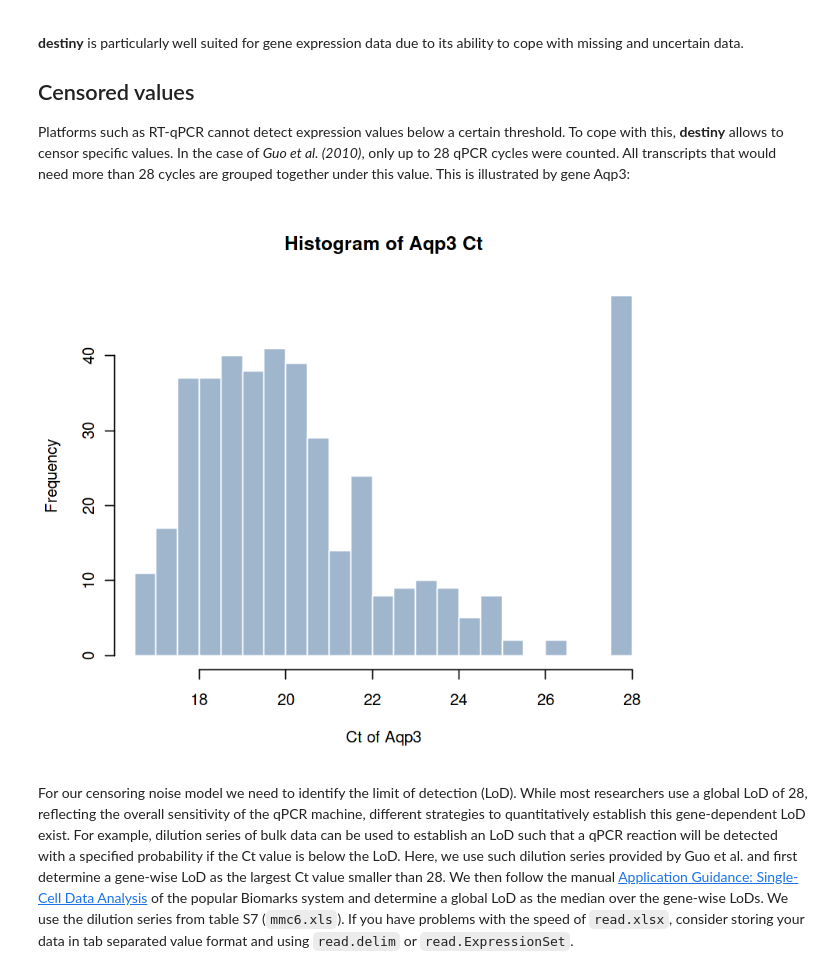
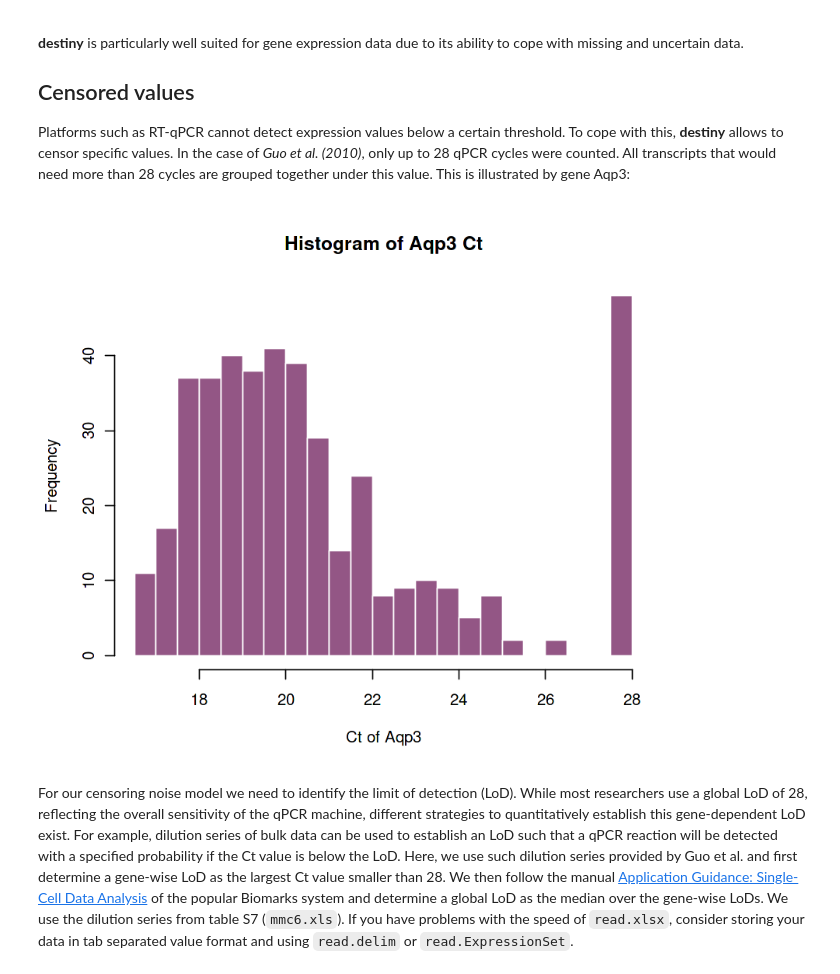
Before and after one commit to theislab/destiny, a Jupyter notebook: vignettes/destiny.ipynb, the cells around one changed output. Cells and saved outputs as stored; diff of their text form; code cells hidden in the pictures.

```diff
--- a/vignettes/destiny.ipynb
+++ b/vignettes/destiny.ipynb
@@ -280,9 +278,9 @@ Platforms such as RT-qPCR cannot detect expression values below a certain thresh
 # %%
 hist(exprs(cleaned_ct)['Aqp3', ], breaks = 20,
      xlab = 'Ct of Aqp3', main = 'Histogram of Aqp3 Ct',
-     col = 'slategray3', border = 'white')
+     col = palette()[[4]], border = 'white')
 # %% [output]
-[figure, old version]
+[figure, new version]
 # %% [markdown]
 For our censoring noise model we need to identify the limit of detection (LoD). While most researchers use a global LoD of 28, reflecting the overall sensitivity of the qPCR machine, different strategies to quantitatively establish this gene-dependent LoD exist. For example, dilution series of bulk data can be used to establish an LoD such that a qPCR reaction will be detected with a specified probability if the Ct value is below the LoD. Here, we use such dilution series provided by Guo et al. and first determine a gene-wise LoD as the largest Ct value smaller than 28. We then follow the manual [Application Guidance: Single-Cell Data Analysis](https://www.bioke.com/Product%20Support/Manuals%20%26%20Downloads/?webshop_supplier=15&webshop_downloadtype=10&webshop_application=199&q=) of the popular Biomarks system and determine a global LoD as the median over the gene-wise LoDs. We use the dilution series from table S7 (`mmc6.xls`). If you have problems with the speed of `read.xlsx`, consider storing your data in tab separated value format and using `read.delim` or `read.ExpressionSet`.
 # %%
```
Also changed, not shown: parts of 18 cells of this notebook.
